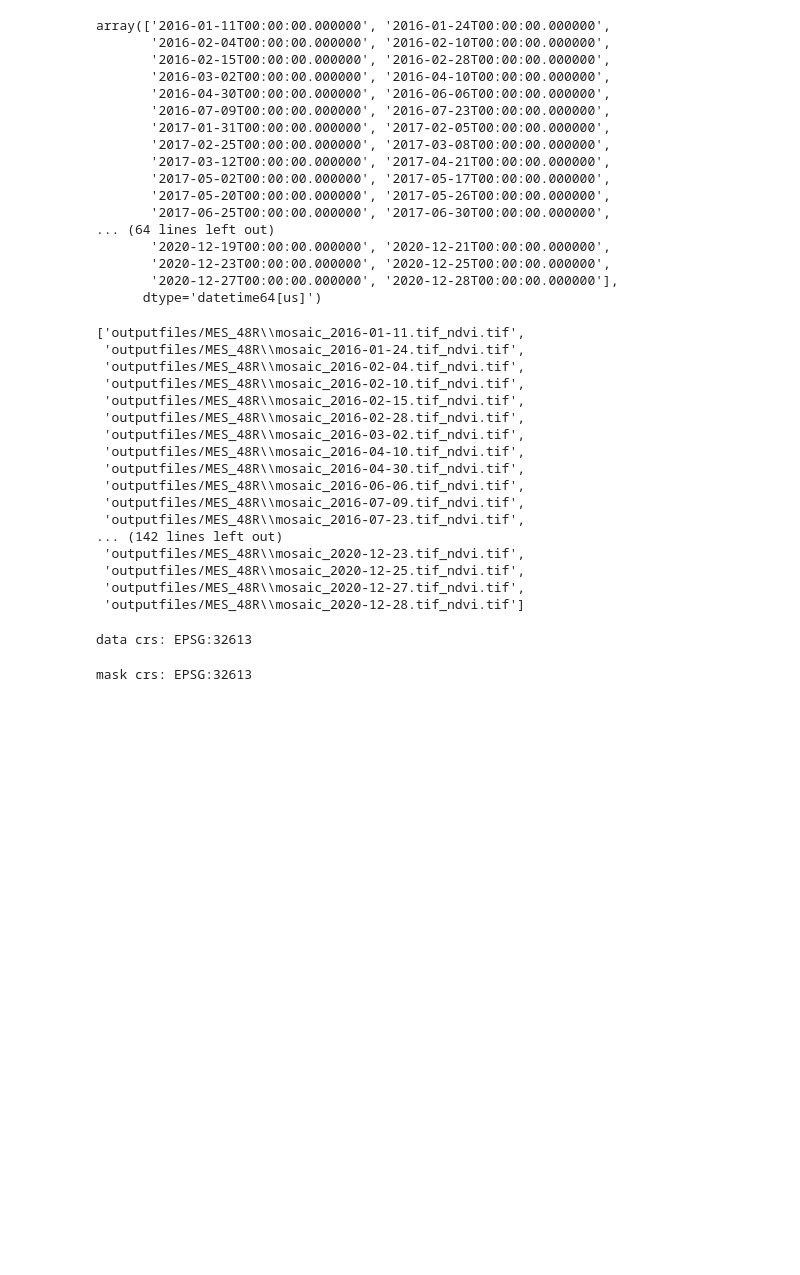
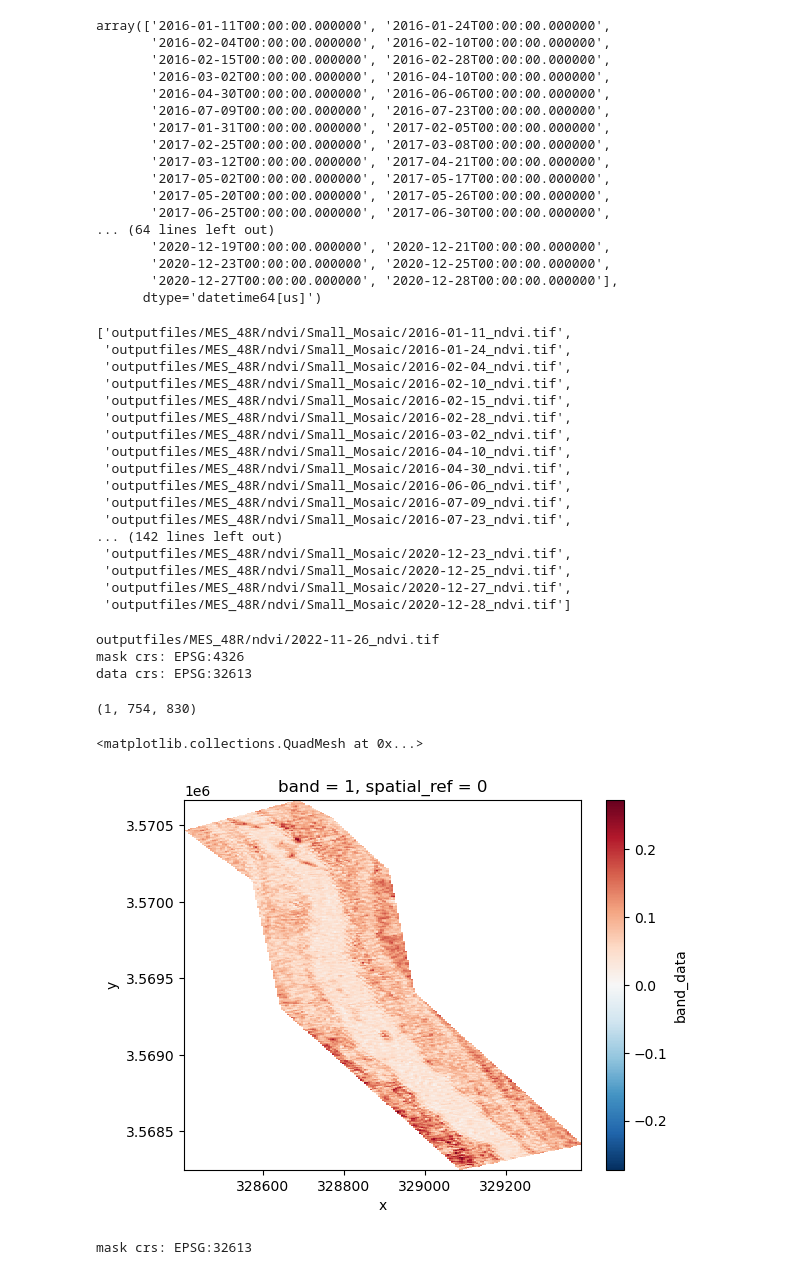
Before and after one commit to dtadych/Tadych_PlanetData_Challenge, a Jupyter notebook: RioGrandeAnalysis_Expanded_JustAnalysis.ipynb, the cells around one changed output. Cells and saved outputs as stored; diff of their text form; code cells hidden in the pictures; blank space fills up the shorter version.

```diff
--- a/RioGrandeAnalysis_Expanded_JustAnalysis.ipynb
+++ b/RioGrandeAnalysis_Expanded_JustAnalysis.ipynb
@@ -479,35 +487,47 @@ array(['2016-01-11T00:00:00.000000', '2016-01-24T00:00:00.000000',
 # %%
 # Open in xarray
 
-ndvi_tifs = glob.glob('outputfiles/MES_48R/*ndvi.tif')
+ndvi_tifs = glob.glob('outputfiles/MES_48R/ndvi/Small_Mosaic/*ndvi.tif')
 ndvi_tifs.sort()
 ndvi_tifs
 # %% [output]
-['outputfiles/MES_48R\\mosaic_2016-01-11.tif_ndvi.tif',
- 'outputfiles/MES_48R\\mosaic_2016-01-24.tif_ndvi.tif',
- 'outputfiles/MES_48R\\mosaic_2016-02-04.tif_ndvi.tif',
- 'outputfiles/MES_48R\\mosaic_2016-02-10.tif_ndvi.tif',
- 'outputfiles/MES_48R\\mosaic_2016-02-15.tif_ndvi.tif',
- 'outputfiles/MES_48R\\mosaic_2016-02-28.tif_ndvi.tif',
- 'outputfiles/MES_48R\\mosaic_2016-03-02.tif_ndvi.tif',
- 'outputfiles/MES_48R\\mosaic_2016-04-10.tif_ndvi.tif',
- 'outputfiles/MES_48R\\mosaic_2016-04-30.tif_ndvi.tif',
- 'outputfiles/MES_48R\\mosaic_2016-06-06.tif_ndvi.tif',
- 'outputfiles/MES_48R\\mosaic_2016-07-09.tif_ndvi.tif',
- 'outputfiles/MES_48R\\mosaic_2016-07-23.tif_ndvi.tif',
+['outputfiles/MES_48R/ndvi/Small_Mosaic/2016-01-11_ndvi.tif',
+ 'outputfiles/MES_48R/ndvi/Small_Mosaic/2016-01-24_ndvi.tif',
+ 'outputfiles/MES_48R/ndvi/Small_Mosaic/2016-02-04_ndvi.tif',
+ 'outputfiles/MES_48R/ndvi/Small_Mosaic/2016-02-10_ndvi.tif',
+ 'outputfiles/MES_48R/ndvi/Small_Mosaic/2016-02-15_ndvi.tif',
+ 'outputfiles/MES_48R/ndvi/Small_Mosaic/2016-02-28_ndvi.tif',
+ 'outputfiles/MES_48R/ndvi/Small_Mosaic/2016-03-02_ndvi.tif',
+ 'outputfiles/MES_48R/ndvi/Small_Mosaic/2016-04-10_ndvi.tif',
+ 'outputfiles/MES_48R/ndvi/Small_Mosaic/2016-04-30_ndvi.tif',
+ 'outputfiles/MES_48R/ndvi/Small_Mosaic/2016-06-06_ndvi.tif',
+ 'outputfiles/MES_48R/ndvi/Small_Mosaic/2016-07-09_ndvi.tif',
+ 'outputfiles/MES_48R/ndvi/Small_Mosaic/2016-07-23_ndvi.tif',
 ... (142 lines left out)
- 'outputfiles/MES_48R\\mosaic_2020-12-23.tif_ndvi.tif',
- 'outputfiles/MES_48R\\mosaic_2020-12-25.tif_ndvi.tif',
- 'outputfiles/MES_48R\\mosaic_2020-12-27.tif_ndvi.tif',
- 'outputfiles/MES_48R\\mosaic_2020-12-28.tif_ndvi.tif']
+ 'outputfiles/MES_48R/ndvi/Small_Mosaic/2020-12-23_ndvi.tif',
+ 'outputfiles/MES_48R/ndvi/Small_Mosaic/2020-12-25_ndvi.tif',
+ 'outputfiles/MES_48R/ndvi/Small_Mosaic/2020-12-27_ndvi.tif',
+ 'outputfiles/MES_48R/ndvi/Small_Mosaic/2020-12-28_ndvi.tif']
 # %%
 # Testing to see if coordinate systems match
-ndvi_file_toclip = xr.open_dataset(ndvi_tifs[17])
-# mask = study_areas
-# print("mask crs:", mask.crs)
+test_case = ndvi_tifs[176]
+print(test_case)
+ndvi_file_toclip = xr.open_dataset(test_case)
+mask = study_areas
+print("mask crs:", mask.crs)
 print("data crs:", ndvi_file_toclip.rio.crs)
+ndvi_file_toclip_array = ndvi_file_toclip['band_data'].to_numpy()
+ndvi_file_toclip_array.shape
 # %% [output]
+outputfiles/MES_48R/ndvi/2022-11-26_ndvi.tif
+mask crs: EPSG:4326
 data crs: EPSG:32613
+(1, 754, 830)
+# %%
+ndvi_file_toclip['band_data'].plot()
+# %% [output]
+<matplotlib.collections.QuadMesh at 0x...>
+[figure, added]
 # %%
 # Skip this if they are both in the same coordinate system and change info in next cell
 mask_reproject = mask.to_crs(epsg=32613)
```
Also changed, not shown: parts of 22 cells of this notebook, 2 other files.
